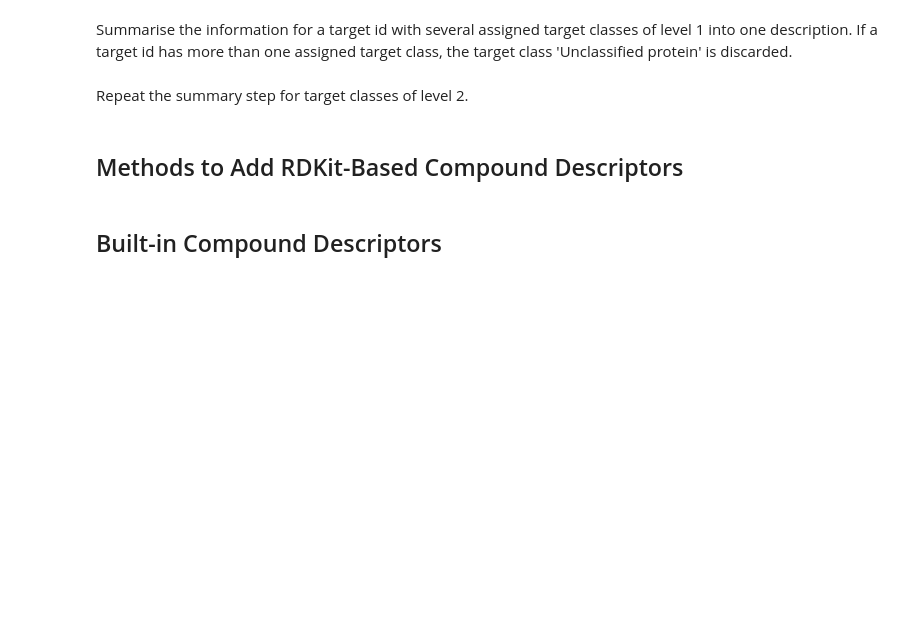
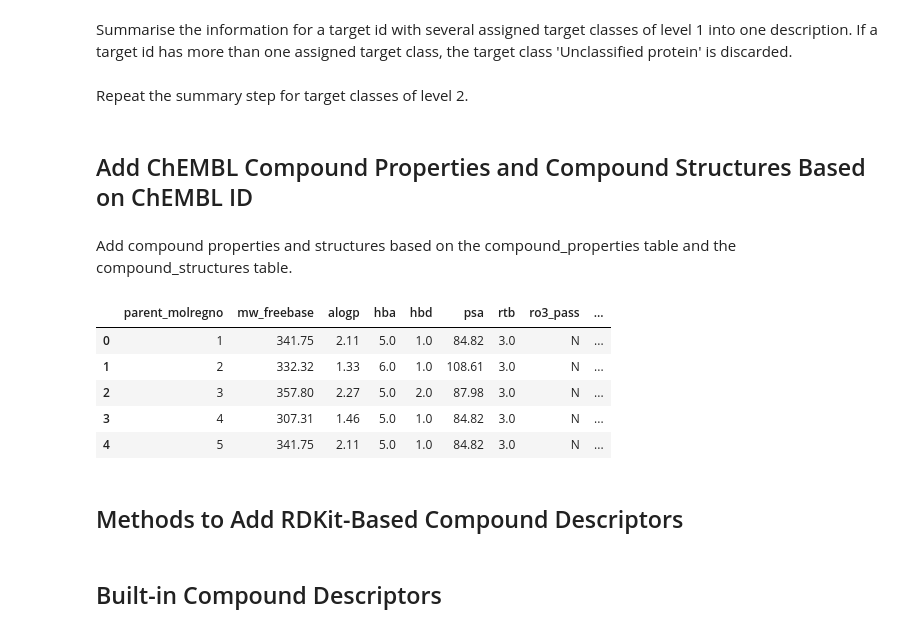
Before and after one commit to chembl/compound_target_pairs_dataset, a Jupyter notebook: Oral_drug_set.ipynb, the cells around one changed output. Drawn from its saved outputs; the diff is of its cells as text; code cells hidden in the pictures; blank space fills up the shorter version.

Commit message:
added ChEMBL smiles and compound properties from ChEMBL

```diff
--- a/Oral_drug_set.ipynb
+++ b/Oral_drug_set.ipynb
@@ -311,6 +314,32 @@ level = 'l2'
 target_classes_level2 = df_target_classes[['tid', level]].drop_duplicates().dropna()
 target_classes_level2['target_class_l2'] = target_classes_level2.groupby(['tid'])[level].transform(lambda x: between_str_join.join(sorted(x)))
 target_classes_level2 = target_classes_level2[['tid', 'target_class_l2']].drop_duplicates()
+# %% [markdown]
+## Add ChEMBL Compound Properties and Compound Structures Based on ChEMBL ID
+# %% [markdown]
+Add compound properties and structures based on the compound_properties table and the compound_structures table.
+# %%
+sql = '''
+SELECT DISTINCT mh.parent_molregno,
+    cp.mw_freebase, cp.alogp, cp.hba, cp.hbd, cp.psa, cp.rtb, cp.ro3_pass, cp.num_ro5_violations,
+    cp.cx_most_apka, cp.cx_most_bpka, cp.cx_logp, cp.cx_logd, cp.molecular_species, cp.full_mwt,
+    cp.aromatic_rings, cp.heavy_atoms, cp.qed_weighted, cp.mw_monoisotopic, cp.full_molformula,
+    cp.hba_lipinski, cp.hbd_lipinski, cp.num_lipinski_ro5_violations
+FROM compound_properties cp
+INNER JOIN molecule_hierarchy mh
+    ON cp.molregno = mh.parent_molregno
+'''
+
+df_cpd_props = pd.read_sql_query(sql, con=chembl_con)
+df_cpd_props = df_cpd_props.astype({'parent_molregno': 'Int64'})
+df_cpd_props.head()
+# %% [output]
+|  | parent_molregno | mw_freebase | alogp | hba | hbd | psa | rtb | ro3_pass | ... |
+| 0 | 1 | 341.75 | 2.11 | 5.0 | 1.0 | 84.82 | 3.0 | N | ... |
+| 1 | 2 | 332.32 | 1.33 | 6.0 | 1.0 | 108.61 | 3.0 | N | ... |
+| 2 | 3 | 357.80 | 2.27 | 5.0 | 2.0 | 87.98 | 3.0 | N | ... |
+| 3 | 4 | 307.31 | 1.46 | 5.0 | 1.0 | 84.82 | 3.0 | N | ... |
+| 4 | 5 | 341.75 | 2.11 | 5.0 | 1.0 | 84.82 | 3.0 | N | ... |
 # %% [markdown]
 ## Methods to Add RDKit-Based Compound Descriptors
 # %% [markdown]
```
Also changed, not shown: parts of 10 cells of this notebook.
